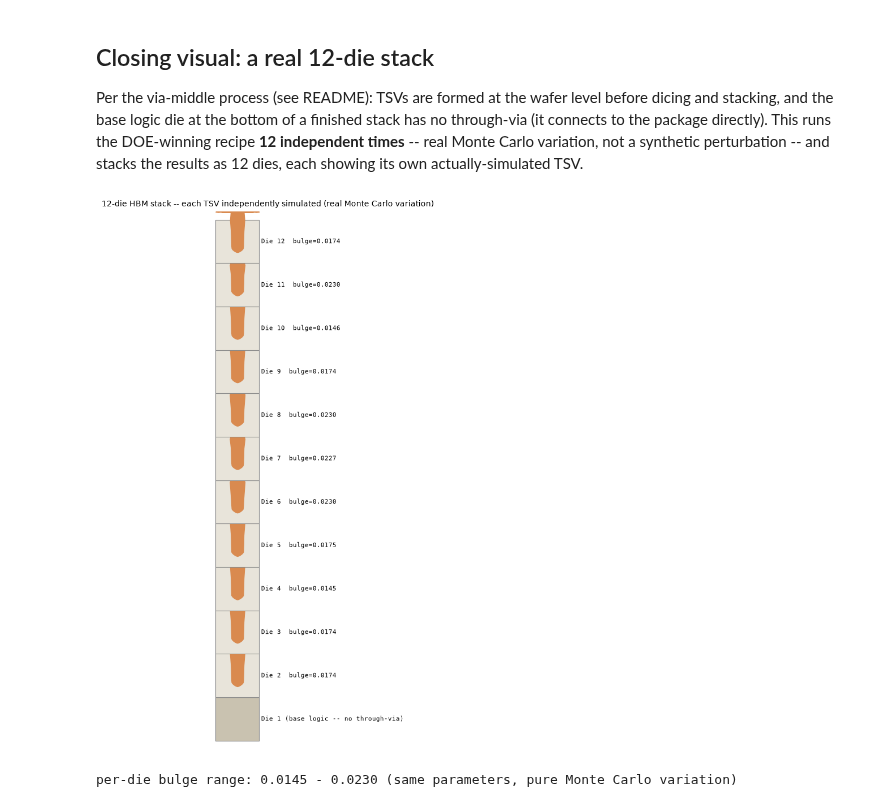
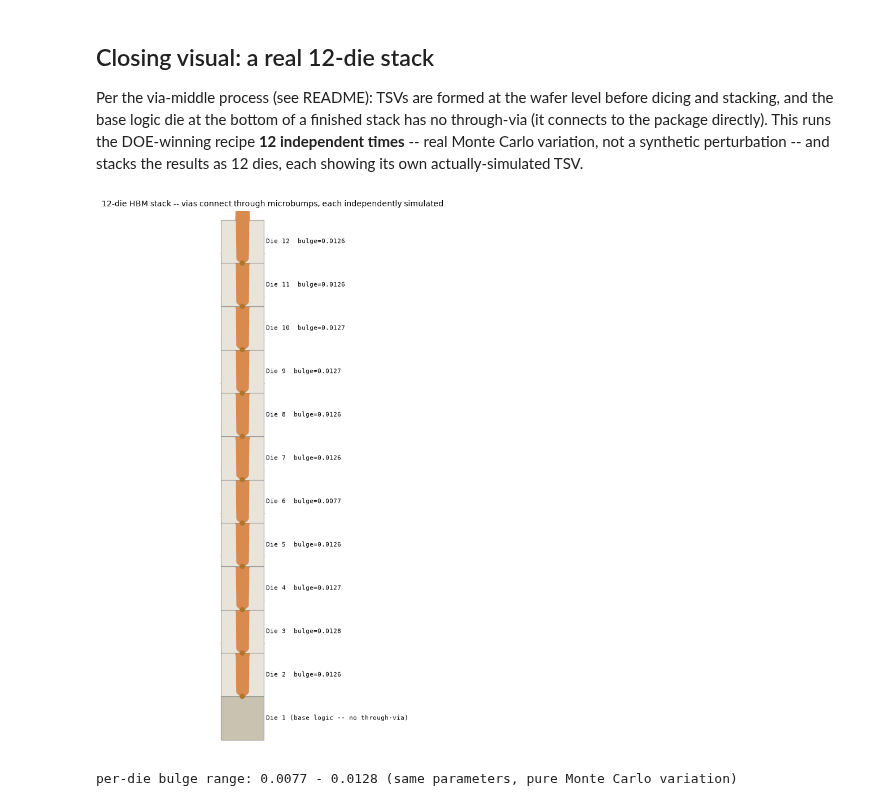
Before and after one commit to haomingkoo/ViennaPS-HBM, a Jupyter notebook: tsv_traveler.ipynb, the cells around one changed output. Drawn from its saved outputs; the diff is of its cells as text; code cells hidden in the pictures.

```diff
--- a/tsv_traveler.ipynb
+++ b/tsv_traveler.ipynb
@@ -144,0 +219,29 @@ improvement: 2.6x
+# %%
+NEW_WINNER = dict(etch_time=0.5, neutral_sticking_probability=0.05,
+                   initial_etch_time=0.3, neutral_rate=-0.1,
+                   ion_source_exponent=200, deposition_thickness=0.01)
+OLD_PRODUCTION = dict(etch_time=0.5, neutral_sticking_probability=0.2,
+                       initial_etch_time=0.3, neutral_rate=-0.2,
+                       ion_source_exponent=200, deposition_thickness=0.01)
+
+print("new top-4 DOE winner (14 cycles, depth-matched) x3:")
+winner_bulges = []
+for _ in range(3):
+    g = tp.make_initial_geometry(radius=0.15)
+    g, d = tp.bosch_etch(g, num_cycles=14, radius=0.15, **NEW_WINNER)
+    b = bulge_at(0.15, d, tp.profile_points(g))
+    winner_bulges.append(b)
+    print(f"  depth={d:.3f} bulge={b:.4f}")
+
+print("previous production recipe (12 cycles) x3:")
+prod_bulges = []
+for _ in range(3):
+    g = tp.make_initial_geometry(radius=0.15)
+    g, d = tp.bosch_etch(g, num_cycles=12, radius=0.15, **OLD_PRODUCTION)
+    b = bulge_at(0.15, d, tp.profile_points(g))
+    prod_bulges.append(b)
+    print(f"  depth={d:.3f} bulge={b:.4f}")
+
+print(f"\nnew winner: {min(winner_bulges):.4f}-{max(winner_bulges):.4f} (mean {np.mean(winner_bulges):.4f})")
+print(f"prev. production: {min(prod_bulges):.4f}-{max(prod_bulges):.4f} (mean {np.mean(prod_bulges):.4f})")
+print(f"improvement: {np.mean(prod_bulges)/np.mean(winner_bulges):.2f}x -- adopted as the new production recipe (ETCH dict above)")
@@ -167,7 +283,7 @@ pts_good = tp.trim_for_display(tp.profile_points(geo_good), 0.31)
 fig, axes = plt.subplots(1, 2, figsize=(8, 5), sharey=True)
 for ax, pts, depth, title, color in [
     (axes[0], pts_bad, depth_bad, "Failure mode\n(long etch_time, low directionality)", "#c0392b"),
-    (axes[1], pts_good, depth_good, "Fixed\n(DOE winner: etch_time=0.5, ion=200, neutral=0.2)", "#2e7d32"),
+    (axes[1], pts_good, depth_good, "Fixed\n(DOE winner: etch_time=0.5, neutral=0.05, neutral_rate=-0.1)", "#2e7d32"),
 ]:
     ax.fill_betweenx(pts[:, 1], -pts[:, 0], pts[:, 0], color=MATERIAL_COLOR["Si"], alpha=0.8)
     ax.plot(pts[:, 0], pts[:, 1], color=color, lw=1.5)
@@ -569,35 +816,41 @@ the results as 12 dies, each showing its own actually-simulated TSV.
 dies = []
 for i in range(12):
     g = tp.make_initial_geometry(radius=0.15)
     g, d = tp.bosch_etch(g, num_cycles=PRODUCTION_CYCLES, **ETCH)
     p = tp.trim_for_display(tp.profile_points(g), 0.31)
     body = p[(p[:, 1] > d * 0.85) & (p[:, 1] < 0.2) & (p[:, 0] > 0.03)]
     bulge = float(np.max(np.abs(body[:, 0] - 0.15))) if len(body) else None
     dies.append({"die": i + 1, "depth": d, "bulge": bulge, "profile": p})
 
-die_height, via_frac = 1.0, 0.75
+die_height = 1.0
+bump_r = 0.06
 fig, ax = plt.subplots(figsize=(6, 10))
 for i, die in enumerate(dies):
     y0 = i * die_height
     is_base = die["die"] == 1
     ax.add_patch(plt.Rectangle((-0.5, y0), 1.0, die_height,
                                   facecolor="#c9c2b0" if is_base else "#e8e4da",
                                   edgecolor="#8a8a8a", linewidth=0.8))
     if not is_base:
+        # via spans the FULL die height (no gap) -- it's a through-via,
+        # the whole point of a TSV is that it connects top to bottom
         pts, depth = die["profile"], die["depth"]
-        local_y = y0 + die_height - (pts[:, 1] / depth) * die_height * via_frac
+        local_y = y0 + die_height - (pts[:, 1] / depth) * die_height
         ax.fill_betweenx(local_y, -pts[:, 0], pts[:, 0], color=MATERIAL_COLOR["Cu_fill"])
+        # microbump connecting this die's via bottom to the die below
+        # (or to the base logic die's top surface, for die 2)
+        ax.add_patch(plt.Circle((0, y0), bump_r, facecolor="#b0742a", edgecolor="none", zorder=5))
     label = f"Die {die['die']}" + (" (base logic -- no through-via)" if is_base else f"  bulge={die['bulge']:.4f}")
     ax.text(0.55, y0 + die_height / 2, label, va="center", fontsize=8, family="monospace")
 ax.set_xlim(-0.8, 2.2); ax.set_ylim(-0.2, 12 * die_height + 0.2)
 ax.set_aspect("equal"); ax.axis("off")
-ax.set_title("12-die HBM stack -- each TSV independently simulated (real Monte Carlo variation)", fontsize=10)
+ax.set_title("12-die HBM stack -- vias connect through microbumps, each independently simulated", fontsize=10)
 plt.tight_layout()
 plt.savefig("fig_12_stack.png", dpi=130)
 plt.show()
 
 bulges = [d["bulge"] for d in dies if d["die"] != 1]
 print(f"per-die bulge range: {min(bulges):.4f} - {max(bulges):.4f} (same parameters, pure Monte Carlo variation)")
 # %% [output]
-[figure, old version]
+[figure, new version]
-per-die bulge range: 0.0145 - 0.0230 (same parameters, pure Monte Carlo variation)
+per-die bulge range: 0.0077 - 0.0128 (same parameters, pure Monte Carlo variation)
```
Also changed, not shown: parts of 24 cells of this notebook, 29 other files.
